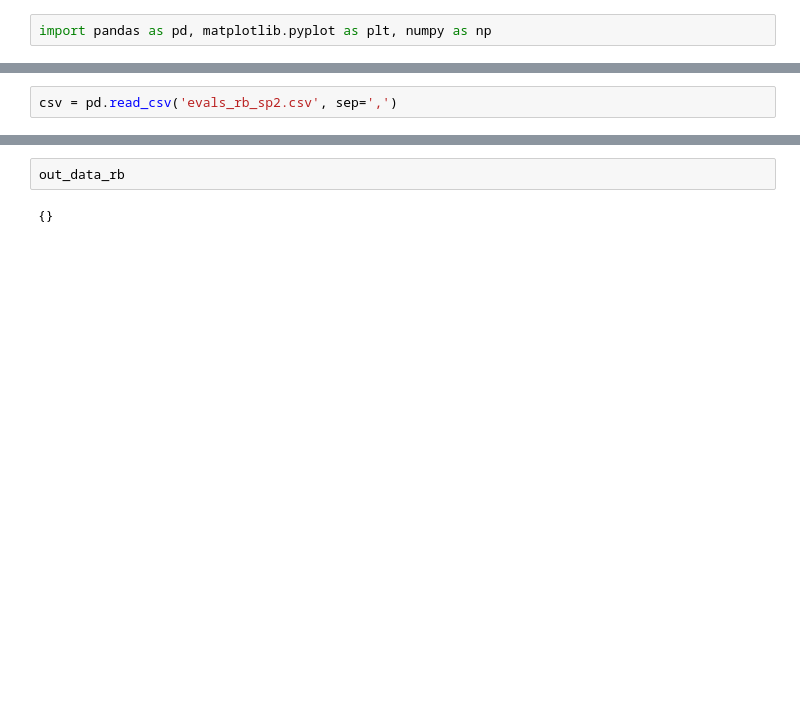
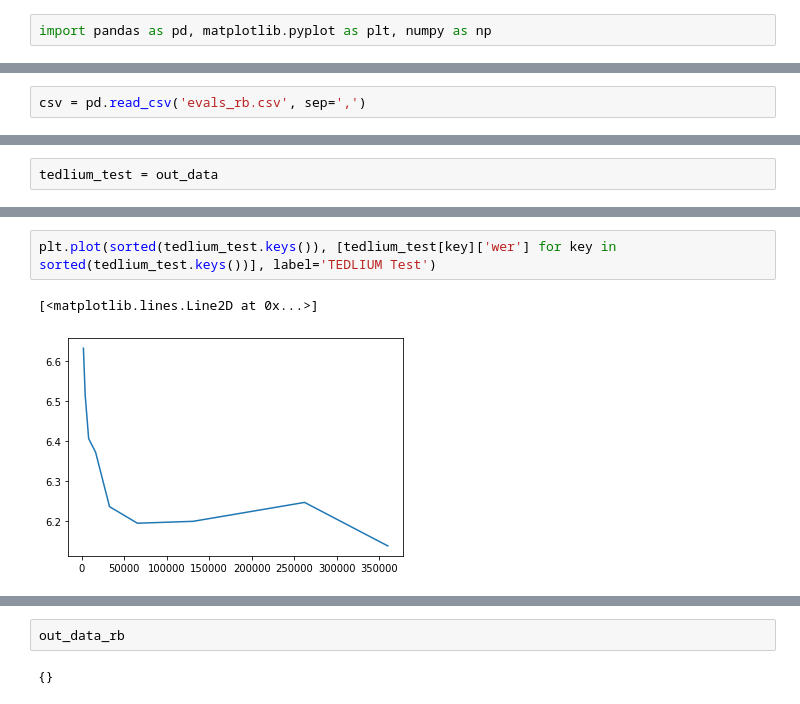
Before and after one commit to robflynnyh/long-context-asr, a Jupyter notebook: eval/results/eval.ipynb, the cells around one changed output, grey strips where cells are left out. Cells and saved outputs as stored; diff of their text form; blank space fills up the shorter version.

```diff
--- a/eval/results/eval.ipynb
+++ b/eval/results/eval.ipynb
@@ -14,2 +18,2 @@ import pandas as pd, matplotlib.pyplot as plt, numpy as np
 # %%
-csv = pd.read_csv('evals_rb_sp2.csv', sep=',')
+csv = pd.read_csv('evals_rb.csv', sep=',')
@@ -60,0 +50,2 @@ out_data
+# %%
+tedlium_test = out_data
@@ -60,0 +66,5 @@ out_data
+# %%
+plt.plot(sorted(tedlium_test.keys()), [tedlium_test[key]['wer'] for key in sorted(tedlium_test.keys())], label='TEDLIUM Test')
+# %% [output]
+[<matplotlib.lines.Line2D at 0x...>]
+[figure, added]
```
Also changed, not shown: parts of 34 cells of this notebook, 15 other files.
